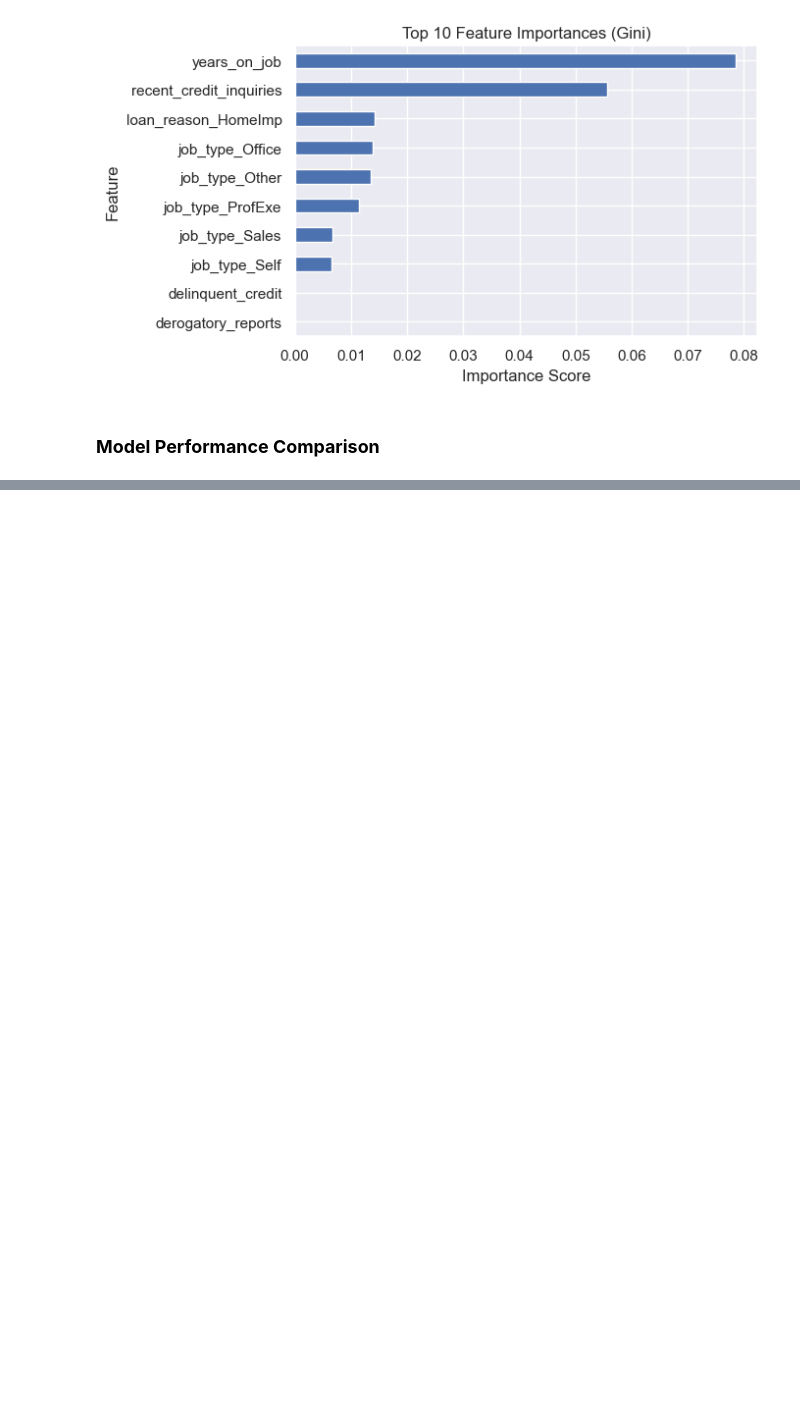
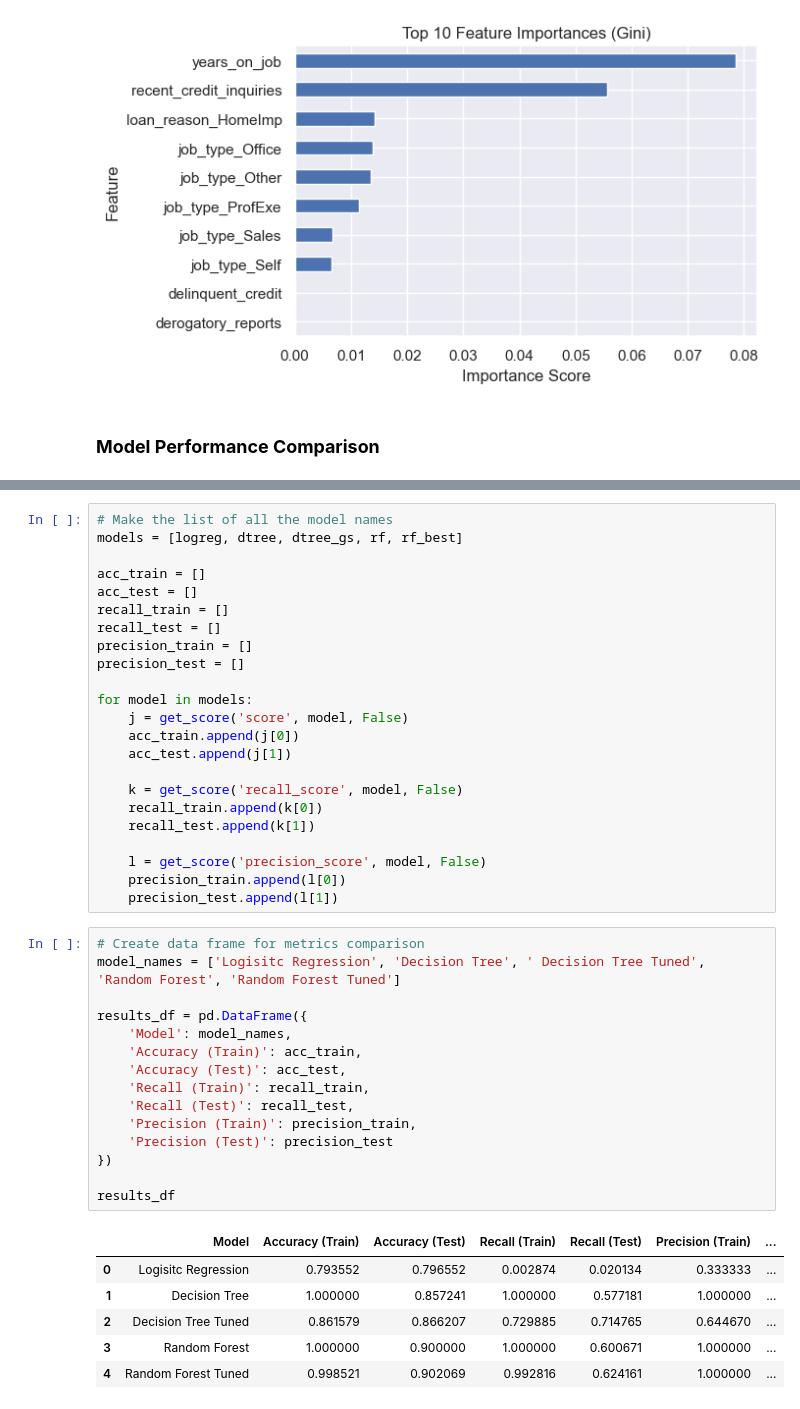
Before and after one commit to Alfredo2212/credit_risk-240625, a Jupyter notebook: credit_risk_240625.ipynb, the cells around one changed output, grey strips where cells are left out. Saved outputs shown, nothing was run; the diff lists cells and outputs as text; blank space fills up the shorter version.

Commit message:
dataframe for metrics comparison

```diff
--- a/credit_risk_240625.ipynb
+++ b/credit_risk_240625.ipynb
@@ -533,3 +532,48 @@ def get_score(type, model, flag=True, x_train=x_train, x_test=x_test):
     else:
         return print("type error, {type} is not recognized")
     return res
+# %%
+# Make the list of all the model names
+models = [logreg, dtree, dtree_gs, rf, rf_best]
+
+acc_train = []
+acc_test = []
+recall_train = []
+recall_test = []
+precision_train = []
+precision_test = []
+
+for model in models:
+    j = get_score('score', model, False)
+    acc_train.append(j[0])
+    acc_test.append(j[1])
+
+    k = get_score('recall_score', model, False)
+    recall_train.append(k[0])
+    recall_test.append(k[1])
+
+    l = get_score('precision_score', model, False)
+    precision_train.append(l[0])
+    precision_test.append(l[1])
+# %%
+# Create data frame for metrics comparison
+model_names = ['Logisitc Regression', 'Decision Tree', ' Decision Tree Tuned', 'Random Forest', 'Random Forest Tuned']
+
+results_df = pd.DataFrame({
+    'Model': model_names,
+    'Accuracy (Train)': acc_train,
+    'Accuracy (Test)': acc_test,
+    'Recall (Train)': recall_train,
+    'Recall (Test)': recall_test,
+    'Precision (Train)': precision_train,
+    'Precision (Test)': precision_test
+})
+
+results_df
+# %% [output]
+|  | Model | Accuracy (Train) | Accuracy (Test) | Recall (Train) | Recall (Test) | Precision (Train) | ... |
+| 0 | Logisitc Regression | 0.793552 | 0.796552 | 0.002874 | 0.020134 | 0.333333 | ... |
+| 1 | Decision Tree | 1.000000 | 0.857241 | 1.000000 | 0.577181 | 1.000000 | ... |
+| 2 | Decision Tree Tuned | 0.861579 | 0.866207 | 0.729885 | 0.714765 | 0.644670 | ... |
+| 3 | Random Forest | 1.000000 | 0.900000 | 1.000000 | 0.600671 | 1.000000 | ... |
+| 4 | Random Forest Tuned | 0.998521 | 0.902069 | 0.992816 | 0.624161 | 1.000000 | ... |
```
Also changed, not shown: parts of 2 cells of this notebook.
